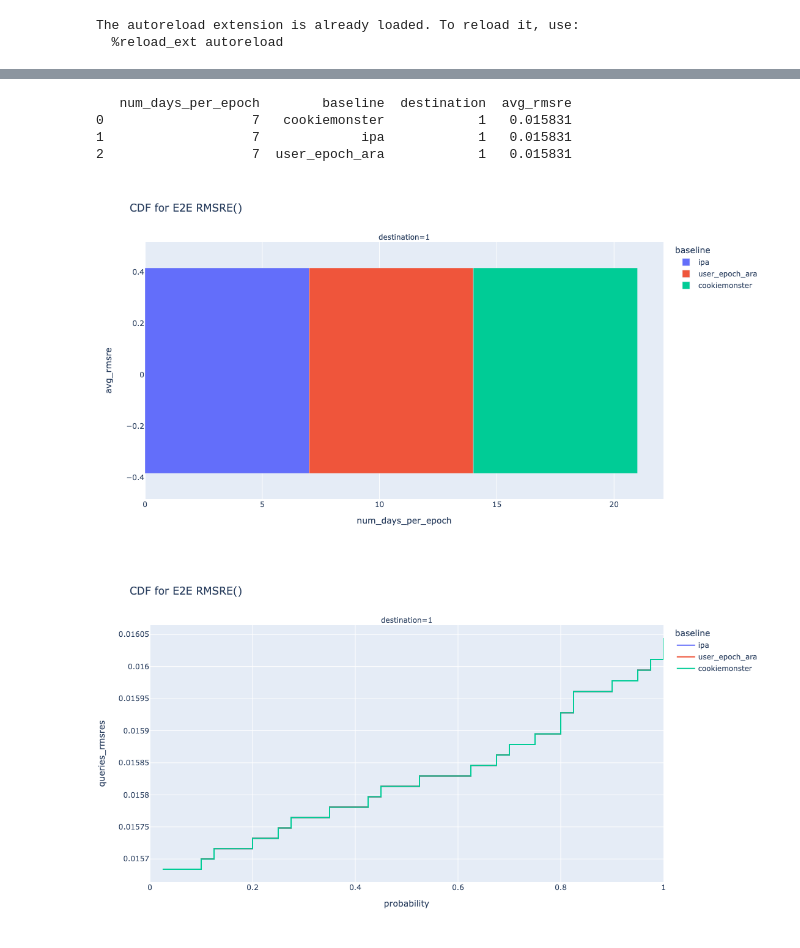
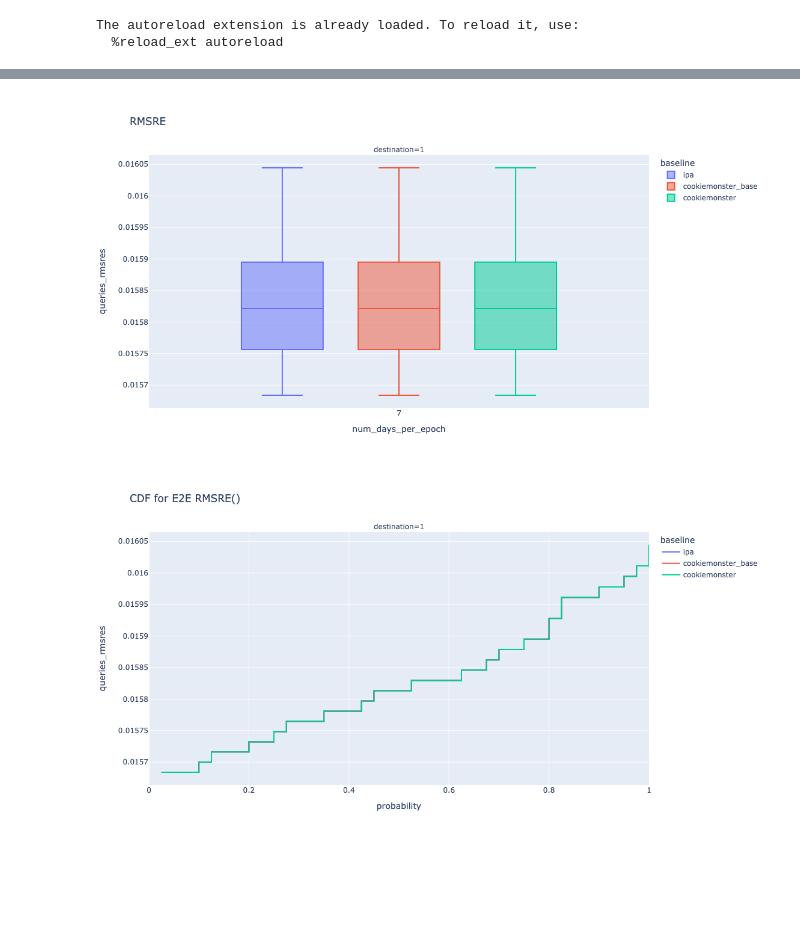
Before and after one commit to columbia/cookiemonster, a Jupyter notebook: notebooks/microbenchmark_analysis.ipynb, the cells around one changed output, grey strips where cells are left out. Cells and saved outputs as stored; diff of their text form; code cells hidden in the pictures; blank space fills up the shorter version.

```diff
--- a/notebooks/microbenchmark_analysis.ipynb
+++ b/notebooks/microbenchmark_analysis.ipynb
@@ -31,12 +33,7 @@ plot_budget_consumption_bars(df, x_axis="knob2", log_y=True, height=400)
 # %%
 path = "ray/microbenchmark/varying_knob1"
-df = analyze_results(path, "bias")
-plot_bias_avg_rmsre(df, x_axis="num_days_per_epoch", log_y=False)
-plot_bias_rmsre_cdf(df)
+plot_bias_rmsre(path, x_axis="num_days_per_epoch", log_y=False)
+plot_bias_rmsre_cdf(path)
 # %% [output]
-   num_days_per_epoch        baseline  destination  avg_rmsre
-0                   7   cookiemonster            1   0.015831
-1                   7             ipa            1   0.015831
-2                   7  user_epoch_ara            1   0.015831
-[figure, old version]
+[figure, new version]
-[figure, old version]
+[figure, new version]
```
Also changed, not shown: parts of 2 cells of this notebook, 1 other file.
